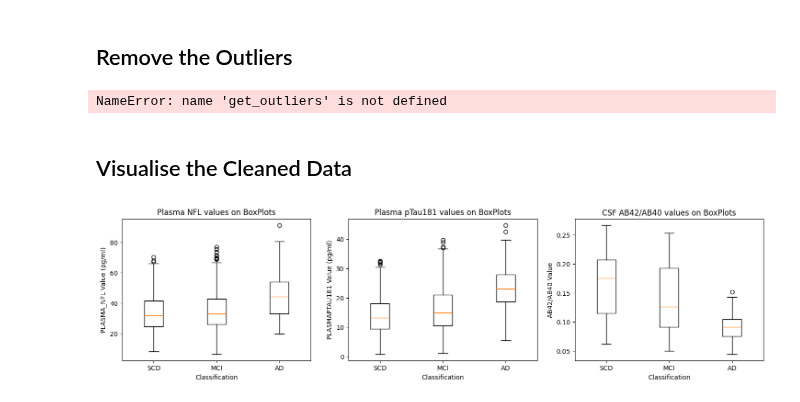
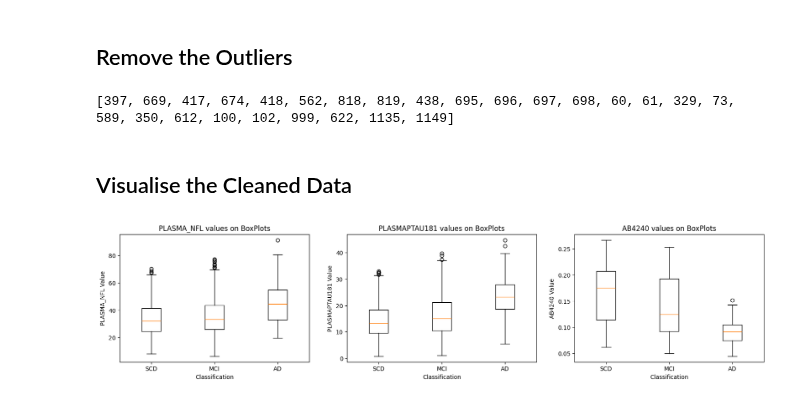
Before and after one commit to danielmakin/NoMoreAlzheimersDisease, a Jupyter notebook: PreProcessing.ipynb, the cells around one changed output. Cells and saved outputs as stored; diff of their text form; code cells hidden in the pictures.

```diff
--- a/PreProcessing.ipynb
+++ b/PreProcessing.ipynb
@@ -143,44 +144,16 @@ vd.display(['PLASMA_NFL', 'PLASMAPTAU181', 'AB4240'])
 # %% [markdown]
 ## Remove the Outliers
 # %%
-preprocessor.remove_outliers(['PLASMA_NFL', 'PLASMATAU', 'AB4240'])
-
-print("Records Removed: ", len(indexes))
-df
+preprocessor.remove_outliers(['PLASMA_NFL', 'PLASMAPTAU181', 'AB4240'])
 # %% [output]
-NameError: name 'get_outliers' is not defined
+[397, 669, 417, 674, 418, 562, 818, 819, 438, 695, 696, 697, 698, 60, 61, 329, 73, 589, 350, 612, 100, 102, 999, 622, 1135, 1149]
 # %% [markdown]
 ## Visualise the Cleaned Data
-# %%
-SCD = df.loc[df["DX"] == "SCD"]
-MCI = df.loc[df["DX"] == "MCI"]
-AD = df.loc[df["DX"] == "AD"]
-
-fig, axes = plt.subplots(nrows=1, ncols=3, figsize=(18, 4))
-
-box_plot_nfl = [list(SCD['PLASMA_NFL'].dropna()), list(MCI['PLASMA_NFL']), list(AD['PLASMA_NFL'].dropna())]
-
-axes[0].boxplot(box_plot_nfl, showfliers=True, labels=['SCD', 'MCI', 'AD'])
-axes[0].set_title('Plasma NFL values on BoxPlots')
-axes[0].set_ylabel('PLASMA_NFL Value (pg/ml)')
-axes[0].set_xlabel('Classification')
-
-# Remove the null values also
-box_plot_tau = [list(SCD['PLASMAPTAU181'].dropna()), list(MCI['PLASMAPTAU181']), list(AD['PLASMAPTAU181'].dropna())]
-
-axes[1].boxplot(box_plot_tau, showfliers=True, labels=['SCD', 'MCI', 'AD'])
-axes[1].set_title('Plasma pTau181 values on BoxPlots')
-axes[1].set_ylabel('PLASMAPTAU181 Value (pg/ml)')
-axes[1].set_xlabel('Classification')
-
-box_plot_ab = [list(SCD['ABETA4240'].dropna()), list(MCI['ABETA4240']), list(AD['ABETA4240'].dropna())]
-
-axes[2].boxplot(box_plot_ab, showfliers=True, labels=['SCD', 'MCI', 'AD'])
-axes[2].set_title('CSF AB42/AB40 values on BoxPlots')
-axes[2].set_ylabel('AB42/AB40 Value')
-axes[2].set_xlabel('Classification')
-plt.show()
-# %% [output]
-[figure, removed]
+# %%
+vd = visual_display(preprocessor.df)
+
+vd.display(['PLASMA_NFL', 'PLASMAPTAU181', 'AB4240'])
+# %% [output]
+[figure, added]
 # %%
 df.to_csv("Data/ProcessedData/FilteredData2.csv", index=False)
```
Also changed, not shown: parts of 3 cells of this notebook, 1 other file.
